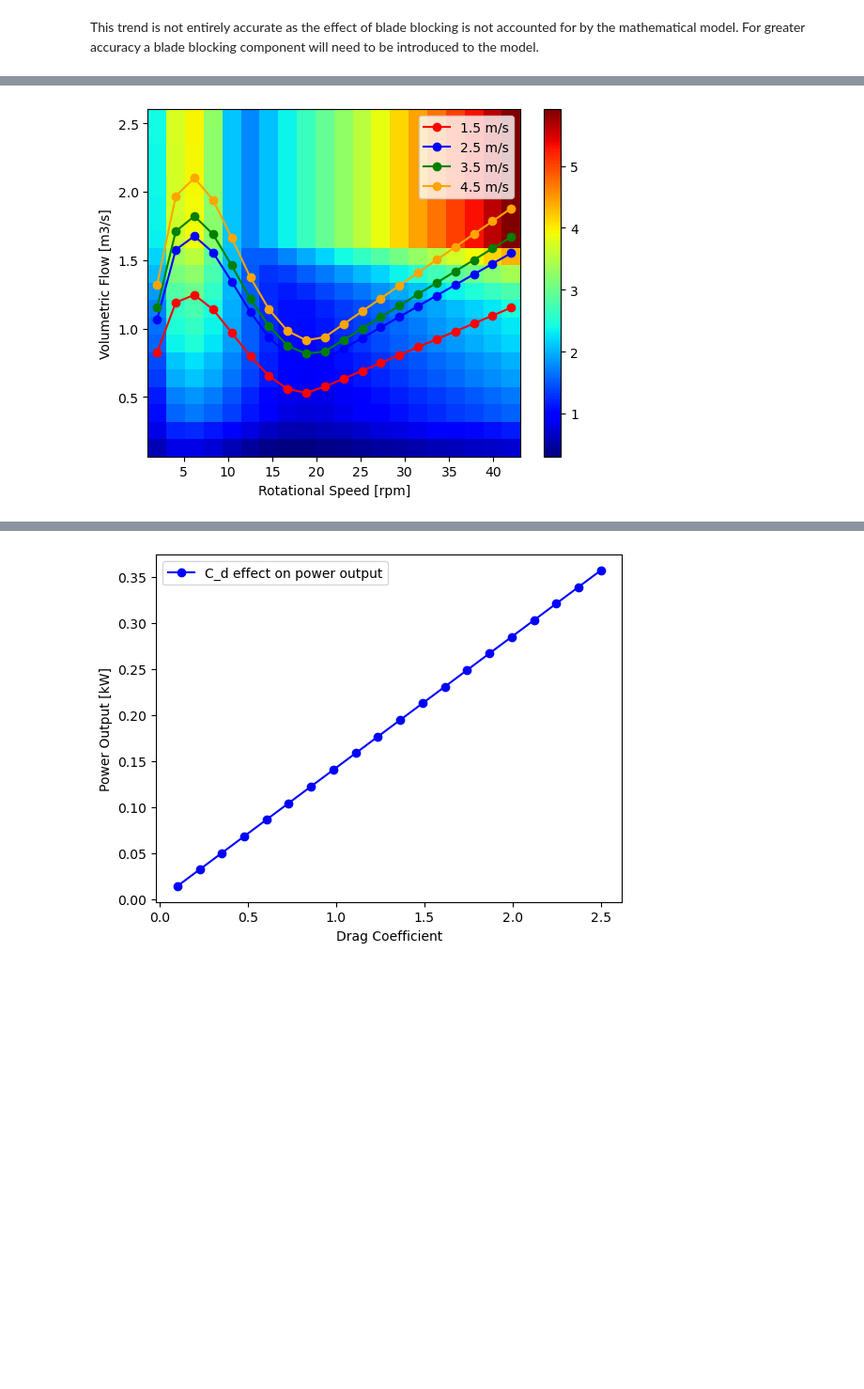
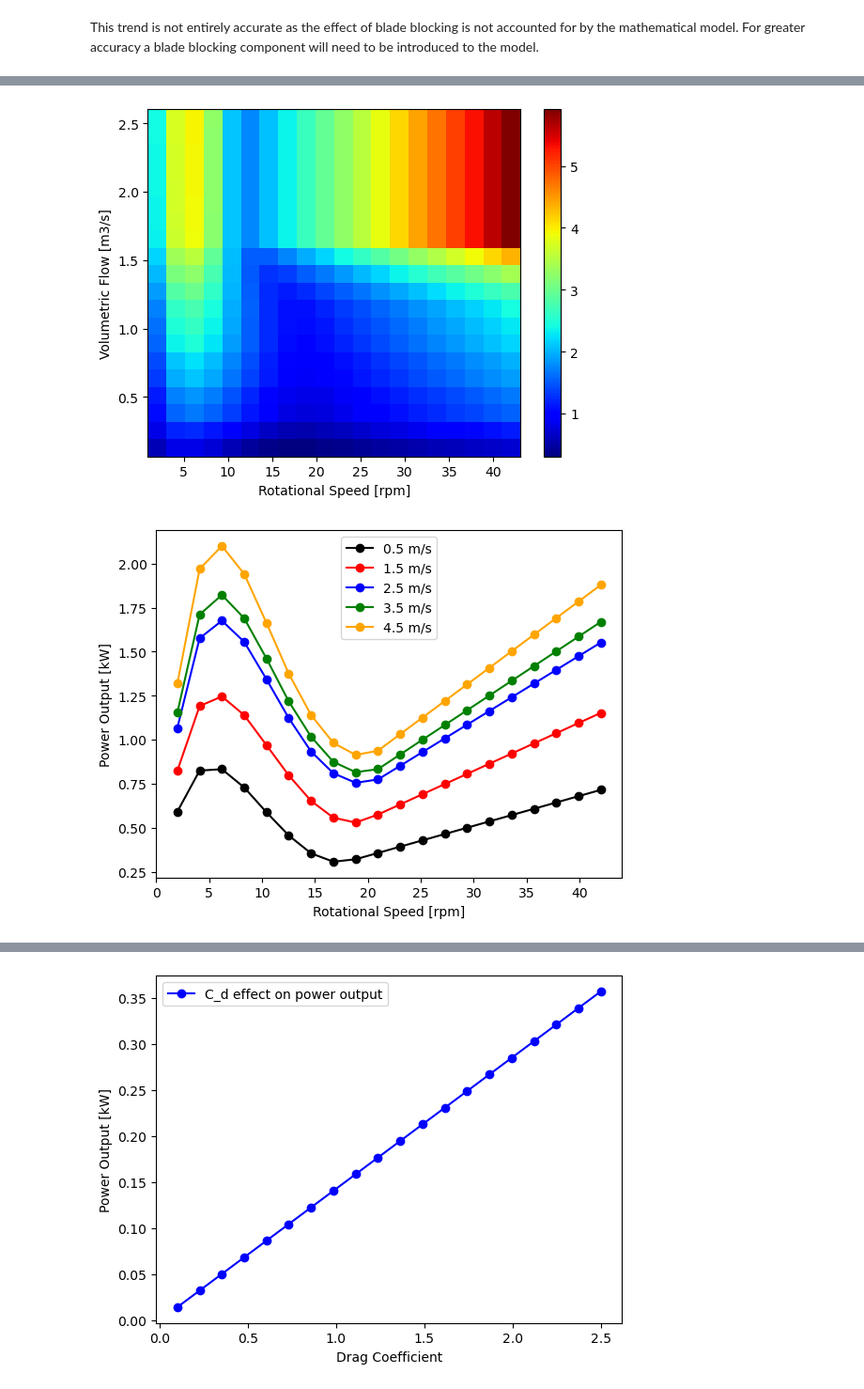
Before and after one commit to pilipb/DP4-code, a Jupyter notebook: graphing.ipynb, the cells around one changed output, grey strips where cells are left out. Shown at 94% size. Saved outputs shown, nothing was run; the diff lists cells and outputs as text; code cells hidden in the pictures; blank space fills up the shorter version.

```diff
--- a/graphing.ipynb
+++ b/graphing.ipynb
@@ -448,22 +451,27 @@ KeyboardInterrupt:
 # %%
 # plot the power vs rotational speed
 plt.pcolormesh(X, Y, np.reshape(power_list, (len(velocities), len(rpms))), cmap='jet')
 plt.colorbar()
 plt.xlabel('Rotational Speed [rpm]')
 plt.ylabel('Volumetric Flow [m3/s]')
+plt.show()
 
 # plot a curve of the power output vs rotational speed
 
+# plot the power vs rotational speed
+plt.plot(rpms, power_list[0:20], 'o-',label='0.5 m/s', color='black')
 plt.plot(rpms, power_list[20:40], 'o-',label='1.5 m/s', color='red')
 plt.plot(rpms, power_list[40:60], 'o-',label='2.5 m/s', color='blue')
 plt.plot(rpms, power_list[60:80], 'o-',label='3.5 m/s', color='green')
 plt.plot(rpms, power_list[80:100], 'o-',label='4.5 m/s', color='orange')
+plt.xlabel('Rotational Speed [rpm]')
+plt.ylabel('Power Output [kW]')
 plt.legend()
+plt.show()
 # give a key to the colours
-
-plt.show()
 # %% [output]
-[figure, old version]
+[figure, new version]
+[figure, added]
 # %%
 # rotational speed sensitivity analysis
 
```
Also changed, not shown: parts of 7 cells of this notebook.
